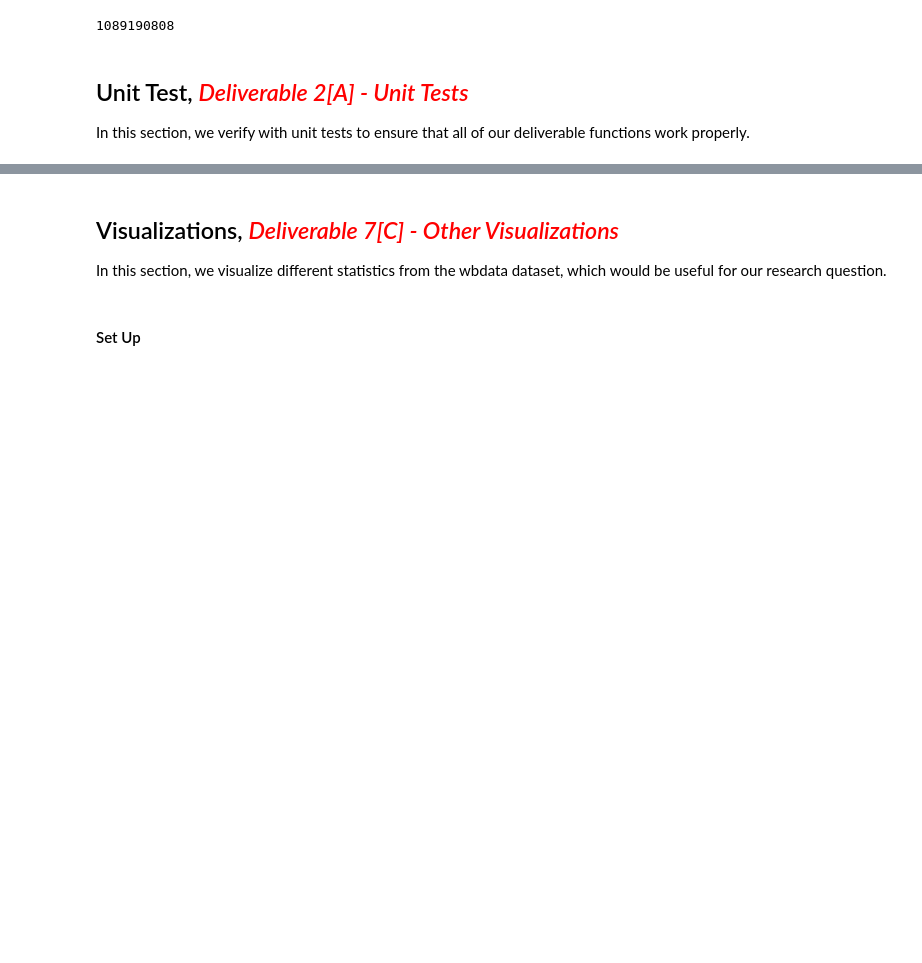
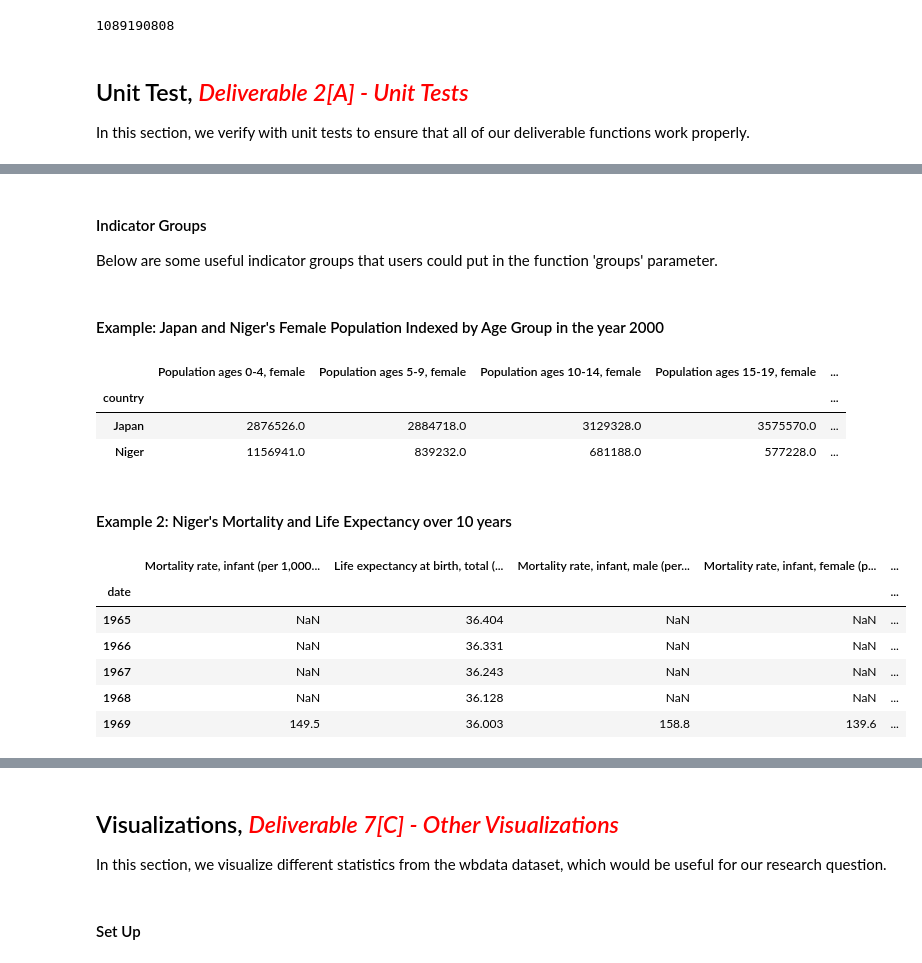
Before and after one commit to nataliee8/EEP-153-Project-1, a Jupyter notebook: proj1_notebook.ipynb, the cells around one changed output, grey strips where cells are left out. Saved outputs shown, nothing was run; the diff lists cells and outputs as text; code cells hidden in the pictures; blank space fills up the shorter version.

```diff
--- a/proj1_notebook.ipynb
+++ b/proj1_notebook.ipynb
@@ -169,0 +222,3 @@ unit tests passed
+# %% [markdown]
+#### Indicator Groups
+Below are some useful indicator groups that users could put in the function 'groups' parameter.
@@ -169,0 +424,23 @@ unit tests passed
+# %% [markdown]
+#### Example: Japan and Niger's Female Population Indexed by Age Group in the year 2000
+# %%
+df = get_dataframe("JPN, NER", "2000", "pop_female_age")
+df.head()
+# %% [output]
+|  | Population ages 0-4, female | Population ages 5-9, female | Population ages 10-14, female | Population ages 15-19, female | ... |
+| country |  |  |  |  | ... |
+| Japan | 2876526.0 | 2884718.0 | 3129328.0 | 3575570.0 | ... |
+| Niger | 1156941.0 | 839232.0 | 681188.0 | 577228.0 | ... |
+# %% [markdown]
+#### Example 2: Niger's Mortality and Life Expectancy over 10 years
+# %%
+df_two = get_dataframe("NER", "1965-1975", "Mortality_life_expect")
+df_two.head()
+# %% [output]
+|  | Mortality rate, infant (per 1,000... | Life expectancy at birth, total (... | Mortality rate, infant, male (per... | Mortality rate, infant, female (p... | ... |
+| date |  |  |  |  | ... |
+| 1965 | NaN | 36.404 | NaN | NaN | ... |
+| 1966 | NaN | 36.331 | NaN | NaN | ... |
+| 1967 | NaN | 36.243 | NaN | NaN | ... |
+| 1968 | NaN | 36.128 | NaN | NaN | ... |
+| 1969 | 149.5 | 36.003 | 158.8 | 139.6 | ... |
```
Also changed, not shown: parts of 17 cells of this notebook.
